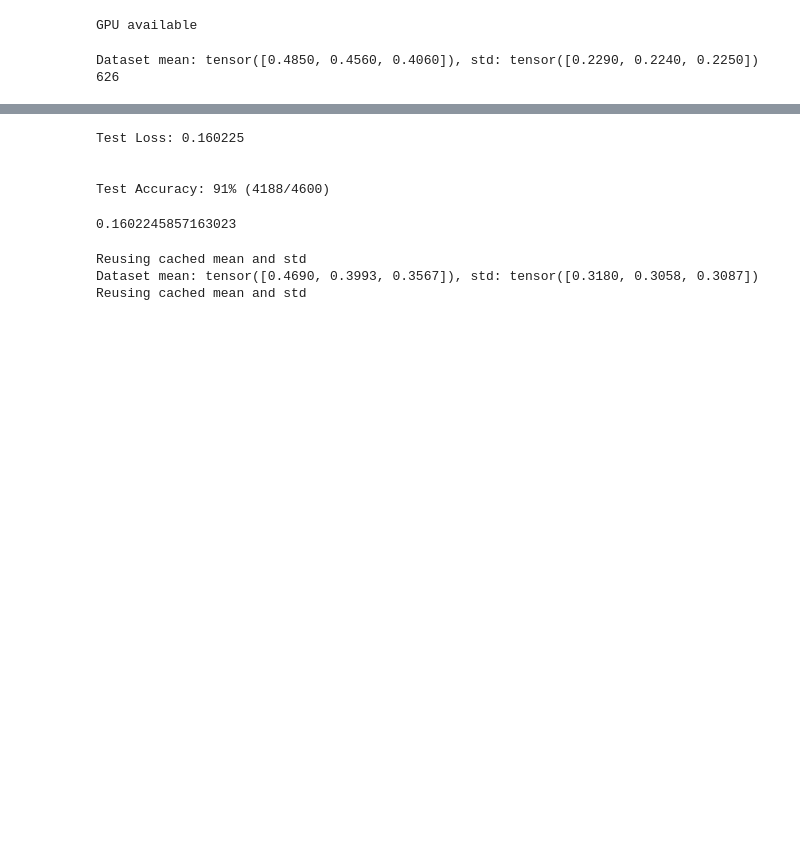
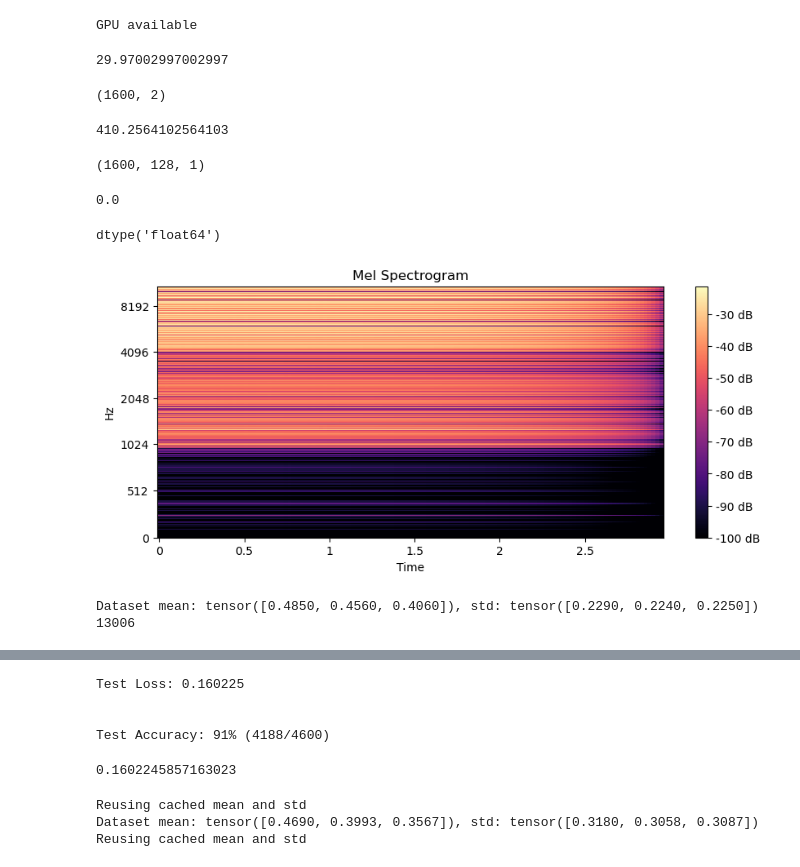
Before and after one commit to faisaluty25/videoEmotionRecognition, a Jupyter notebook: cnn_from_scratch.ipynb, the cells around one changed output, grey strips where cells are left out. Cells and saved outputs as stored; diff of their text form; code cells hidden in the pictures; blank space fills up the shorter version.

Commit message:
fix data

```diff
--- a/cnn_from_scratch.ipynb
+++ b/cnn_from_scratch.ipynb
@@ -6,17 +6,58 @@ from src.helpers import setup_env
 setup_env()
 # %% [output]
 GPU available
+# %%
+from moviepy.editor import VideoFileClip
+clip=VideoFileClip("data/archive (1)/RAVDESS dataset/Video_Speech_Actor_01/Actor_01/01-01-05-01-01-01-01.mp4").resize(width=256,height=256)
+clip.fps
+#clip.ipython_display()
+# %% [output]
+29.97002997002997
+# %%
+sr=8000
+ad=clip.subclip(t_start=1,t_end=1.2).audio.to_soundarray(fps=sr)
+ad.shape
+# %% [output]
+(1600, 2)
+# %%
+ad.shape[0]/clip.duration
+# %% [output]
+410.2564102564103
+# %%
+import librosa
+mel=librosa.feature.melspectrogram(y=ad, sr=sr )
+mel.shape
+# %% [output]
+(1600, 128, 1)
+# %%
+mel.min()
+# %% [output]
+0.0
+# %%
+mel.dtype
+# %% [output]
+dtype('float64')
+# %%
+import matplotlib.pyplot as plt
+plt.figure(figsize=(10, 4))
+log_mel_spectrogram = librosa.power_to_db(mel.squeeze(axis=2)).astype(np.float32)
+librosa.display.specshow(log_mel_spectrogram, y_axis='mel', x_axis='time')
+plt.colorbar(format="%+2.f dB")
+plt.title("Mel Spectrogram")
+plt.show()
+# %% [output]
+[figure, added]
 # %%
 %matplotlib inline
 from src.data import visualize_one_batch, get_data_loaders
 
 # use get_data_loaders to get the data_loaders dictionary. Use a batch_size
 # of 5, a validation size of 0.01 and num_workers=-1 (all CPUs)
-data_loaders = get_data_loaders(batch_size=2048, num_workers=2)
+data_loaders = get_data_loaders(batch_size=2, num_workers=2)
 print(len(data_loaders['train']))
 # %% [output]
 Dataset mean: tensor([0.4850, 0.4560, 0.4060]), std: tensor([0.2290, 0.2240, 0.2250])
-626
+13006
 # %%
 images, labels=next(iter(data_loaders['train']))
 len(labels.unique())
```
Also changed, not shown: parts of 6 cells of this notebook, 50 other files.
